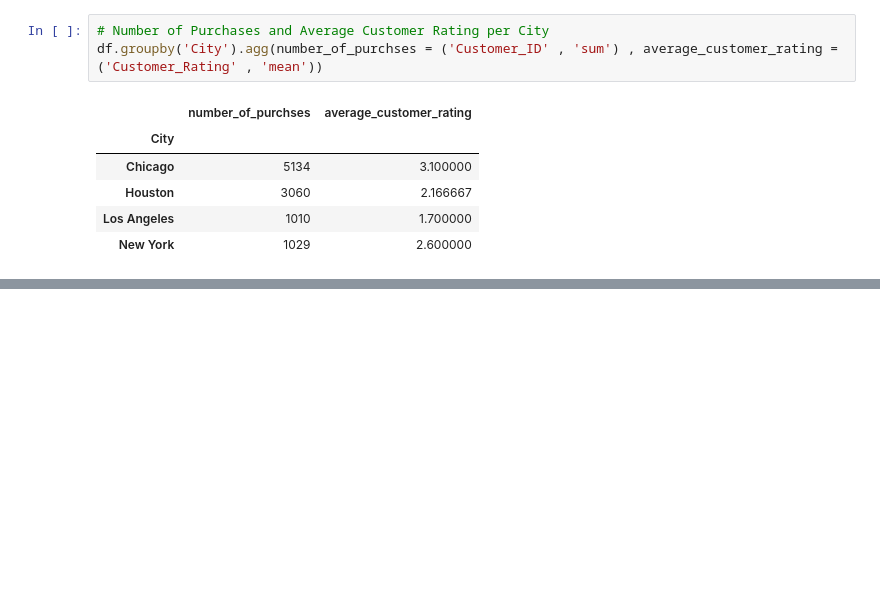
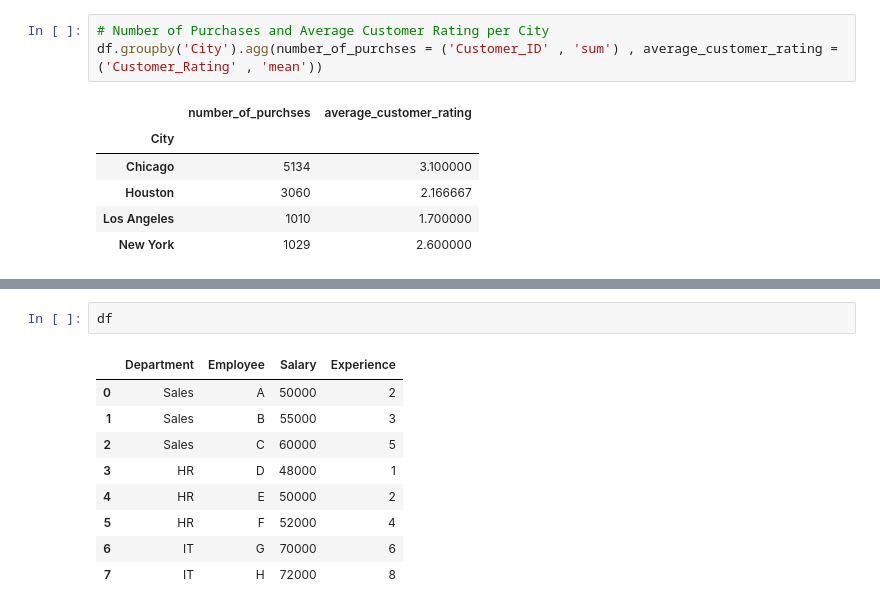
Before and after one commit to prajwalwadhai/Python, a Jupyter notebook: 0000000000015147/Pandas 3 Prajwal.ipynb, the cells around one changed output, grey strips where cells are left out. Saved outputs shown, nothing was run; the diff lists cells and outputs as text; blank space fills up the shorter version.

```diff
--- a/0000000000015147/Pandas 3 Prajwal.ipynb
+++ b/0000000000015147/Pandas 3 Prajwal.ipynb
@@ -335,0 +355,12 @@ df.groupby('City').agg(number_of_purchses = ('Customer_ID' , 'sum') , average_cu
+# %%
+df
+# %% [output]
+|  | Department | Employee | Salary | Experience |
+| 0 | Sales | A | 50000 | 2 |
+| 1 | Sales | B | 55000 | 3 |
+| 2 | Sales | C | 60000 | 5 |
+| 3 | HR | D | 48000 | 1 |
+| 4 | HR | E | 50000 | 2 |
+| 5 | HR | F | 52000 | 4 |
+| 6 | IT | G | 70000 | 6 |
+| 7 | IT | H | 72000 | 8 |
```
Also changed, not shown: parts of 35 cells of this notebook, 1 other file.
